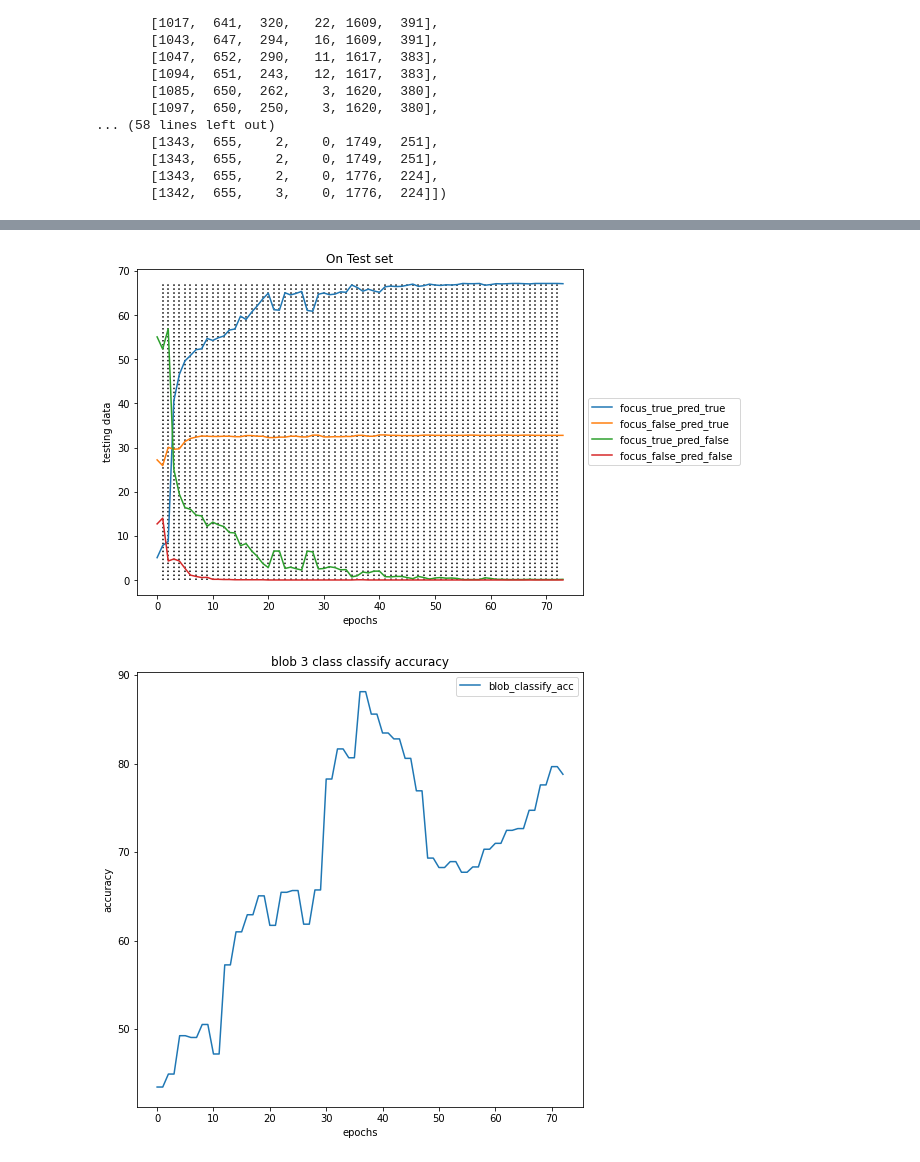
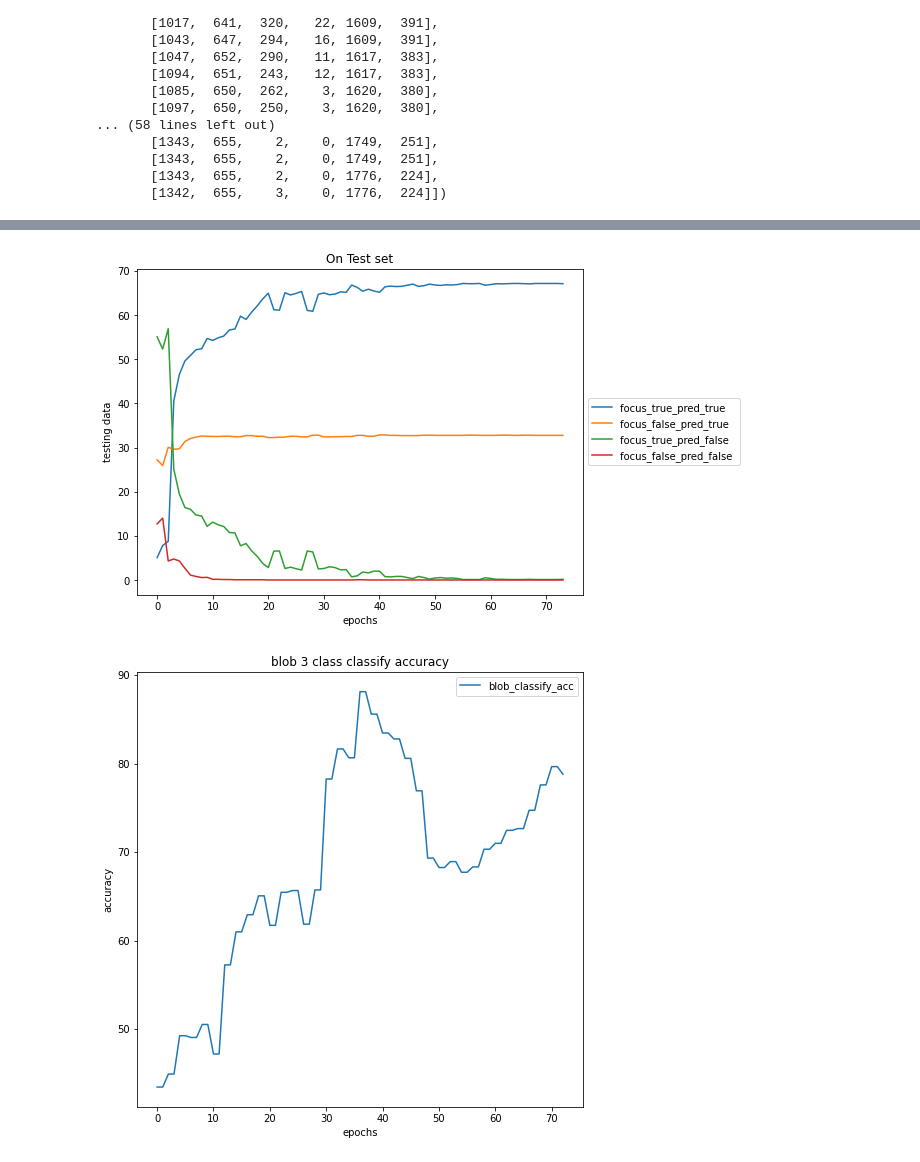
Before and after one commit to lnpandey/IITM_Research_Interpretability_of_Attention_Networks, a Jupyter notebook: 1_Attention_Mosaic/3. stage_wise_training/alternate_minimization/Synthetic_Data/what_where_blob_data_every_1.ipynb, the cells around one changed output, grey strips where cells are left out. Cells and saved outputs as stored; diff of their text form; code cells hidden in the pictures.

```diff
--- a/1_Attention_Mosaic/3. stage_wise_training/alternate_minimization/Synthetic_Data/what_where_blob_data_every_1.ipynb
+++ b/1_Attention_Mosaic/3. stage_wise_training/alternate_minimization/Synthetic_Data/what_where_blob_data_every_1.ipynb
@@ -620,30 +620,30 @@ fig.savefig("train_analysis_every_1.png")
 # %%
 # plt.figure(figsize=(12,12))
 # plt.plot(df_test[columns[0]],df_test[columns[1]], label='argmax > 0.5')
 # plt.plot(df_test[columns[0]],df_test[columns[2]], label='argmax < 0.5')
 
 # plt.legend(loc='center left', bbox_to_anchor=(1, 0.5))
 # plt.xlabel("epochs")
 # plt.ylabel("test data")
 # plt.title("On Testing set")
 # #plt.vlines(vline_list,min(min(df_test[columns[1]]),min(df_test[columns[2]])), max(max(df_test[columns[1]]),max(df_test[columns[2]])),linestyles='dotted')
 # plt.show()
 
 fig=plt.figure(figsize=(8,6))
 plt.plot(df_test[columns[0]],df_test[columns[3]], label ="focus_true_pred_true ")
 plt.plot(df_test[columns[0]],df_test[columns[4]], label ="focus_false_pred_true ")
 plt.plot(df_test[columns[0]],df_test[columns[5]], label ="focus_true_pred_false ")
 plt.plot(df_test[columns[0]],df_test[columns[6]], label ="focus_false_pred_false ")
 plt.title("On Test set")
 plt.legend(loc='center left', bbox_to_anchor=(1, 0.5))
 plt.xlabel("epochs")
 plt.ylabel("testing data")
-plt.vlines(vline_list,min(min(df_test[columns[3]]),min(df_test[columns[4]]),min(df_test[columns[5]]),min(df_test[columns[6]])), max(max(df_test[columns[3]]),max(df_test[columns[4]]),max(df_test[columns[5]]),max(df_test[columns[6]])),linestyles='dotted')
+#plt.vlines(vline_list,min(min(df_test[columns[3]]),min(df_test[columns[4]]),min(df_test[columns[5]]),min(df_test[columns[6]])), max(max(df_test[columns[3]]),max(df_test[columns[4]]),max(df_test[columns[5]]),max(df_test[columns[6]])),linestyles='dotted')
 plt.show()
 fig.savefig("test_analysis_every_1.pdf")
 fig.savefig("test_analysis_every_1.png")
 # %% [output]
-[figure, old version]
+[figure, new version]
 # %%
 fig = plt.figure(figsize = (8,8))
 vline_list = np.arange(every_what_epoch, epoch + every_what_epoch, every_what_epoch)
```
Also changed, not shown: parts of 1 cell of this notebook, 6 other files.
